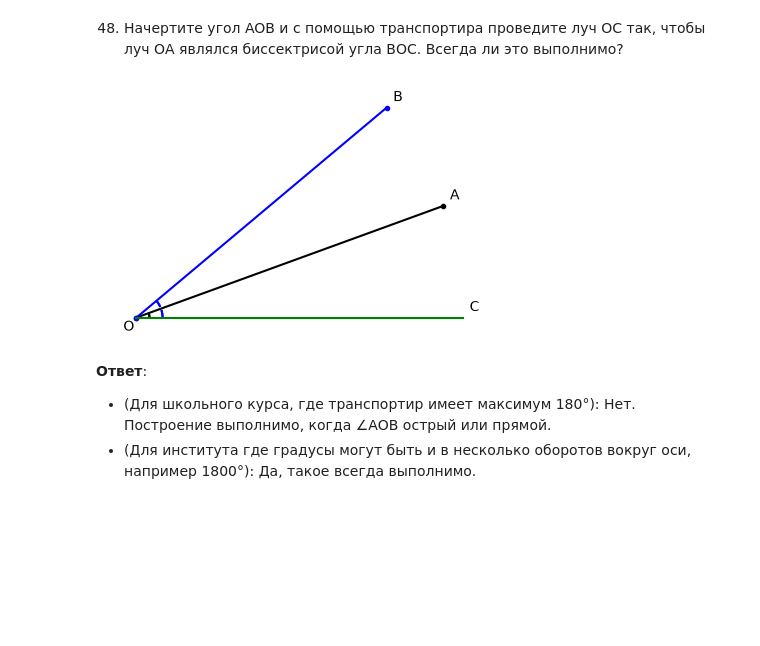
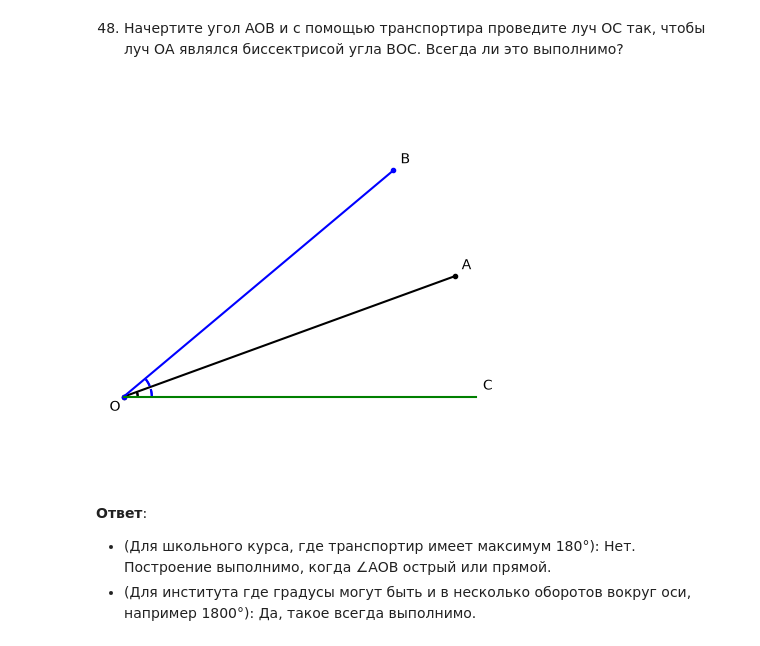
Before and after one commit to romashina/geometry, a Jupyter notebook: 07.01.ipynb, the cells around one changed output. Drawn from its saved outputs; the diff is of its cells as text; code cells hidden in the pictures; blank space fills up the shorter version.

```diff
--- a/07.01.ipynb
+++ b/07.01.ipynb
@@ -719,29 +759,19 @@ plt.show()
 # %%
-import numpy as np
-import matplotlib.pyplot as plt
-
-def draw_line(start, length, angle_deg, format):
-    a = np.deg2rad(angle_deg)
-    end = np.array([start[0] + length * np.cos(a), start[1] + length * np.sin(a)])
-    plt.plot(*zip(start, end), format)
-    arc = np.linspace(start, np.deg2rad(angle_deg), angle_deg)
-    plt.plot(np.cos(arc)*angle_deg/100, np.sin(arc)*angle_deg/100, f'{format[0]}--')
-    return end
-plt.figure(figsize=(5, 3))
+plt.figure(figsize=(5, 5))
 plt.axis('equal')
 plt.axis('off')
 O = np.array([0, 0])
 plt.text(*O-.2, 'O')
 A = draw_line(O, 5, 20, 'k.-')
 plt.text(*A+.1, 'A')
 B = draw_line(O, 5, 40, 'b.-')
 plt.text(*B+.1, 'B')
 C = draw_line(O, 5, 0, 'g-')
 plt.text(*C+0.1, 'C')
 
 plt.show()
 # %% [output]
-[figure, old version]
+[figure, new version]
 # %% [markdown]
 **Ответ**:
 
```
Also changed, not shown: parts of 15 cells of this notebook, 2 other files.
